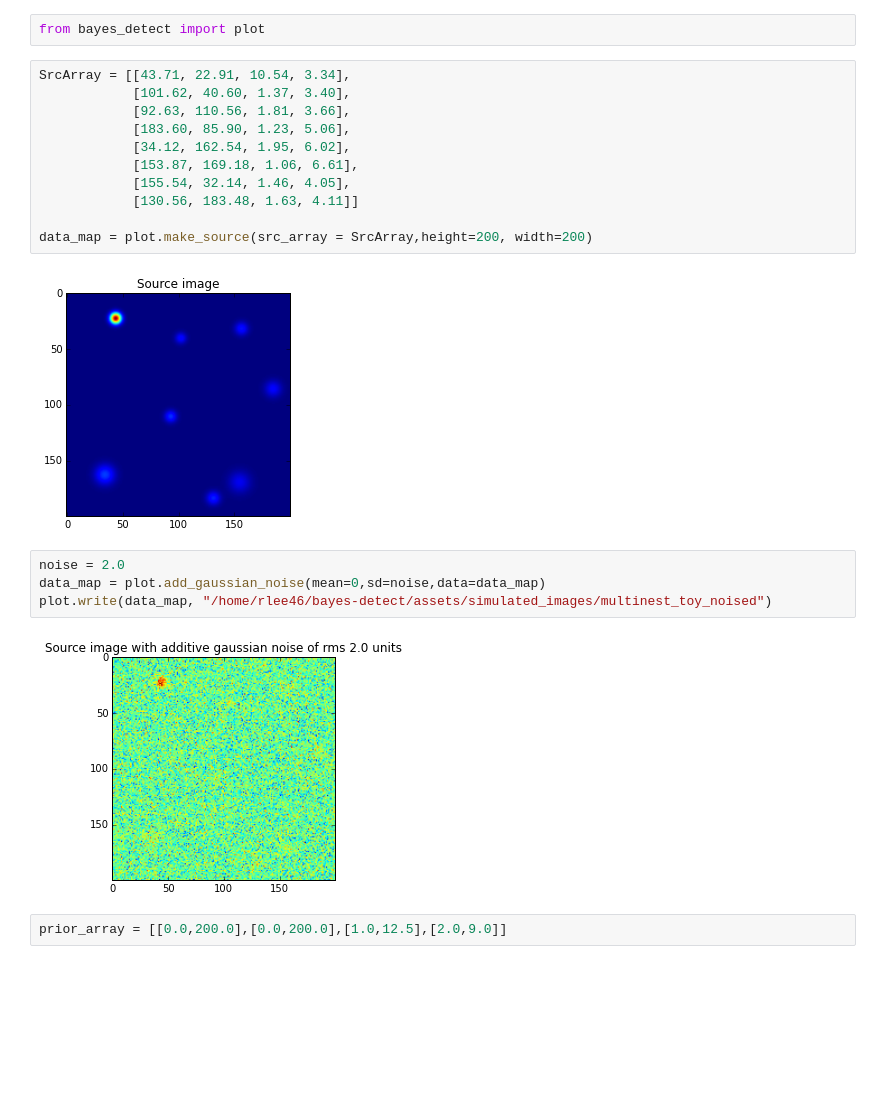
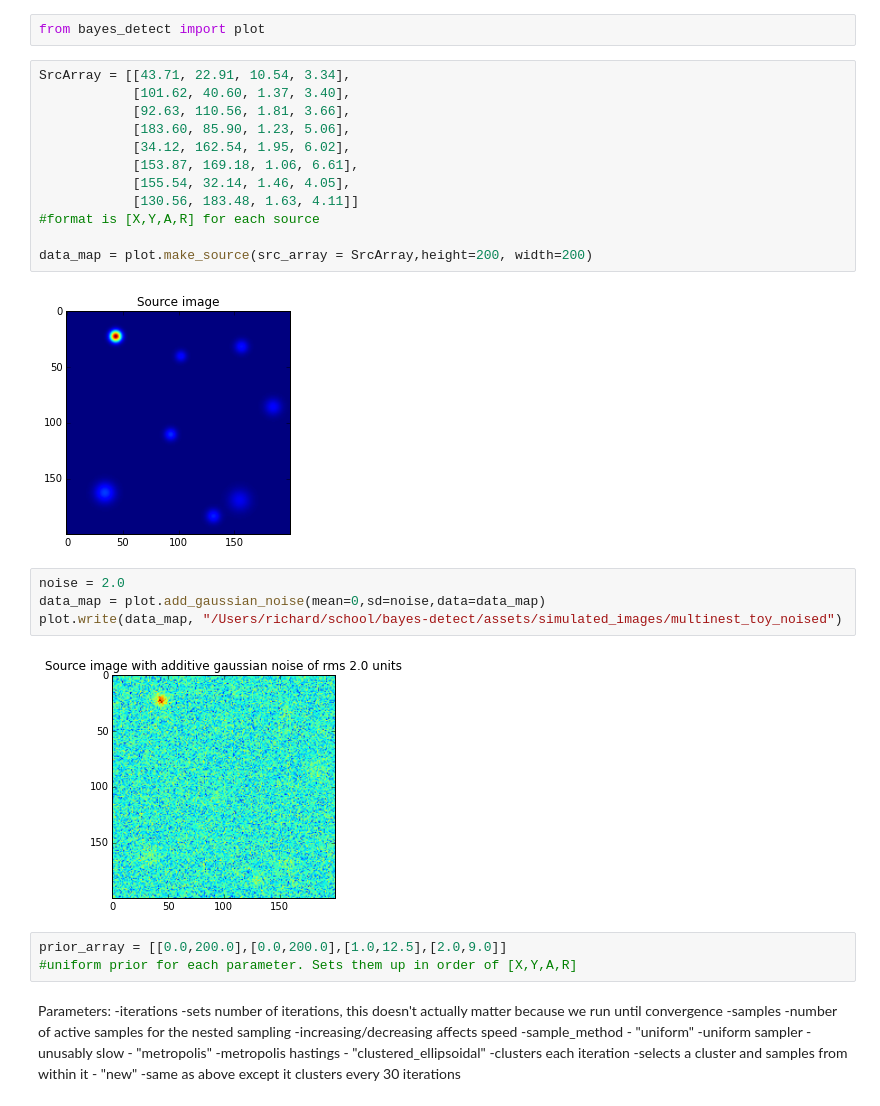
Before and after one commit to rzlee/bayes-detect, a Jupyter notebook: demo.ipynb, the cells around one changed output. Cells and saved outputs as stored; diff of their text form; blank space fills up the shorter version.

```diff
--- a/demo.ipynb
+++ b/demo.ipynb
@@ -15,6 +15,7 @@ SrcArray = [[43.71, 22.91, 10.54, 3.34],
             [153.87, 169.18, 1.06, 6.61],
             [155.54, 32.14, 1.46, 4.05],
             [130.56, 183.48, 1.63, 4.11]]
+#format is [X,Y,A,R] for each source
 
 data_map = plot.make_source(src_array = SrcArray,height=200, width=200)
 # %% [output]
@@ -22,11 +23,30 @@ data_map = plot.make_source(src_array = SrcArray,height=200, width=200)
 # %%
 noise = 2.0
 data_map = plot.add_gaussian_noise(mean=0,sd=noise,data=data_map)
-plot.write(data_map, "/home/rlee46/bayes-detect/assets/simulated_images/multinest_toy_noised")
+plot.write(data_map, "/Users/richard/school/bayes-detect/assets/simulated_images/multinest_toy_noised")
 # %% [output]
-[figure, old version]
+[figure, new version]
 # %%
 prior_array = [[0.0,200.0],[0.0,200.0],[1.0,12.5],[2.0,9.0]]
+#uniform prior for each parameter. Sets them up in order of [X,Y,A,R]
+# %% [markdown]
+Parameters:
+    -iterations
+        -sets number of iterations, this doesn't actually matter because we run until convergence
+    -samples
+        -number of active samples for the nested sampling
+        -increasing/decreasing affects speed
+    -sample_method
+        - "uniform"
+            -uniform sampler
+            -unusably slow
+        - "metropolis"
+            -metropolis hastings
+        - "clustered_ellipsoidal"
+            -clusters each iteration
+            -selects a cluster and samples from within it
+        - "new"
+            -same as above except it clusters every 30 iterations
 # %%
 from bayes_detect import sources
 sources.run_source_detect(samples = 1200, iterations = 14000, sample_method = "new", prior = prior_array, noise_rms = noise, disp = 8.0, mode = "ipython")
```
Also changed, not shown: parts of 1 cell of this notebook, 2 other files.
